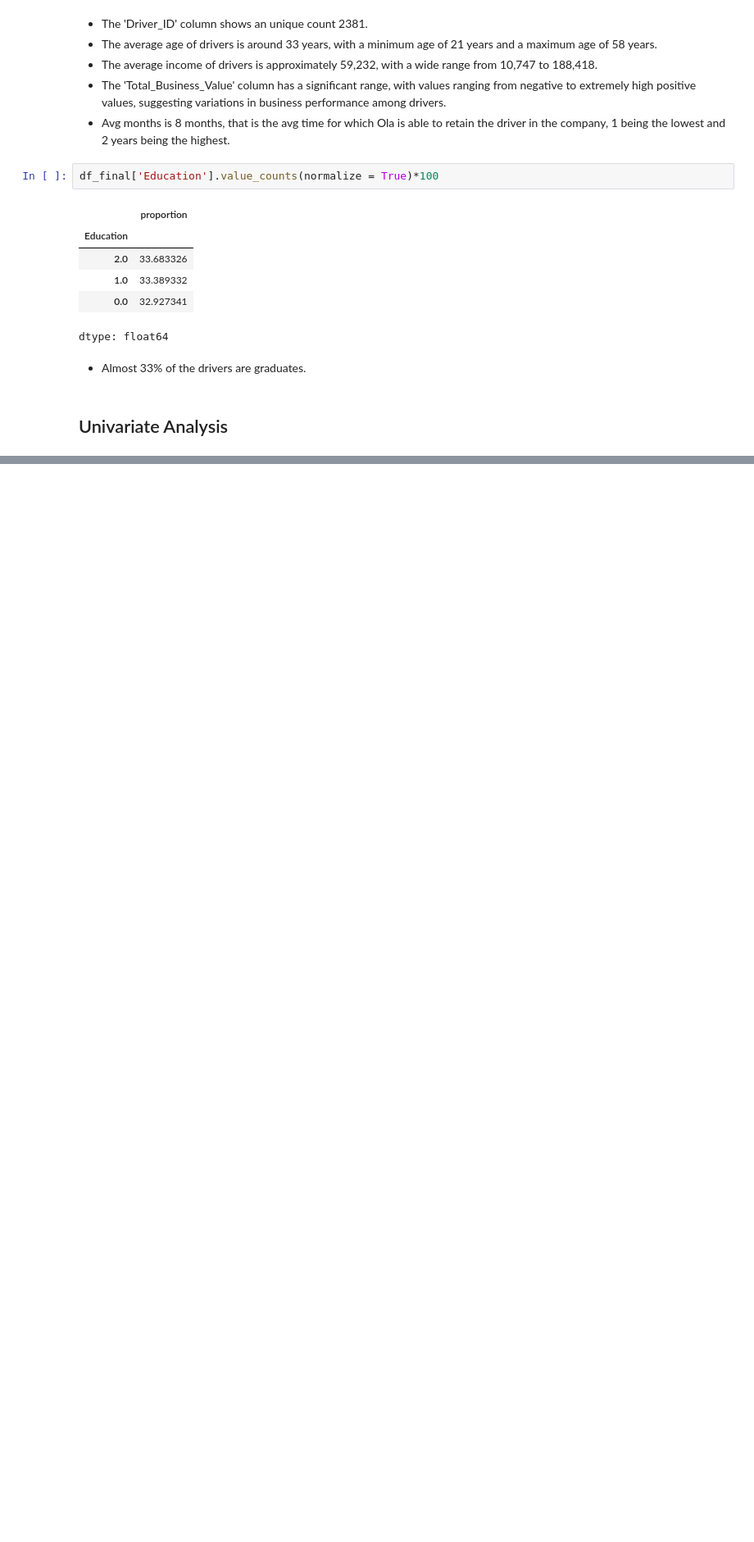
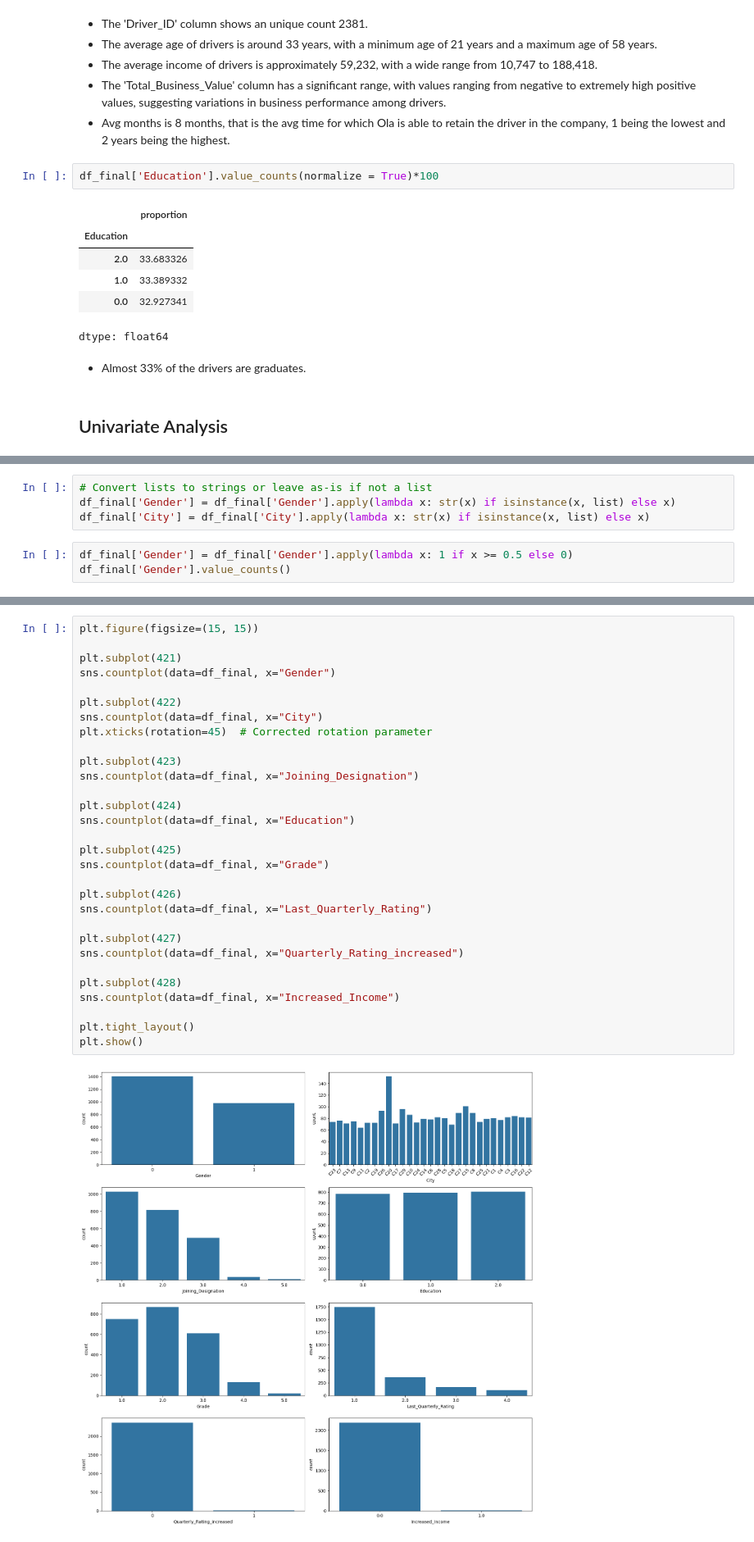
Before and after one commit to mayankbrn/9.10_Driver_churn_ensemble_learning, a Jupyter notebook: 10_Driver_churn_ensemble_learning.ipynb, the cells around one changed output, grey strips where cells are left out. Shown at 82% size. Saved outputs shown, nothing was run; the diff lists cells and outputs as text; blank space fills up the shorter version.

```diff
--- a/10_Driver_churn_ensemble_learning.ipynb
+++ b/10_Driver_churn_ensemble_learning.ipynb
@@ -730,0 +769,7 @@ dtype: float64
+# %%
+# Convert lists to strings or leave as-is if not a list
+df_final['Gender'] = df_final['Gender'].apply(lambda x: str(x) if isinstance(x, list) else x)
+df_final['City'] = df_final['City'].apply(lambda x: str(x) if isinstance(x, list) else x)
+# %%
+df_final['Gender'] = df_final['Gender'].apply(lambda x: 1 if x >= 0.5 else 0)
+df_final['Gender'].value_counts()
@@ -730,0 +791,32 @@ dtype: float64
+# %%
+plt.figure(figsize=(15, 15))
+
+plt.subplot(421)
+sns.countplot(data=df_final, x="Gender")
+
+plt.subplot(422)
+sns.countplot(data=df_final, x="City")
+plt.xticks(rotation=45)  # Corrected rotation parameter
+
+plt.subplot(423)
+sns.countplot(data=df_final, x="Joining_Designation")
+
+plt.subplot(424)
+sns.countplot(data=df_final, x="Education")
+
+plt.subplot(425)
+sns.countplot(data=df_final, x="Grade")
+
+plt.subplot(426)
+sns.countplot(data=df_final, x="Last_Quarterly_Rating")
+
+plt.subplot(427)
+sns.countplot(data=df_final, x="Quarterly_Rating_increased")
+
+plt.subplot(428)
+sns.countplot(data=df_final, x="Increased_Income")
+
+plt.tight_layout()
+plt.show()
+# %% [output]
+[figure, added]
```
Also changed, not shown: parts of 15 cells of this notebook.
